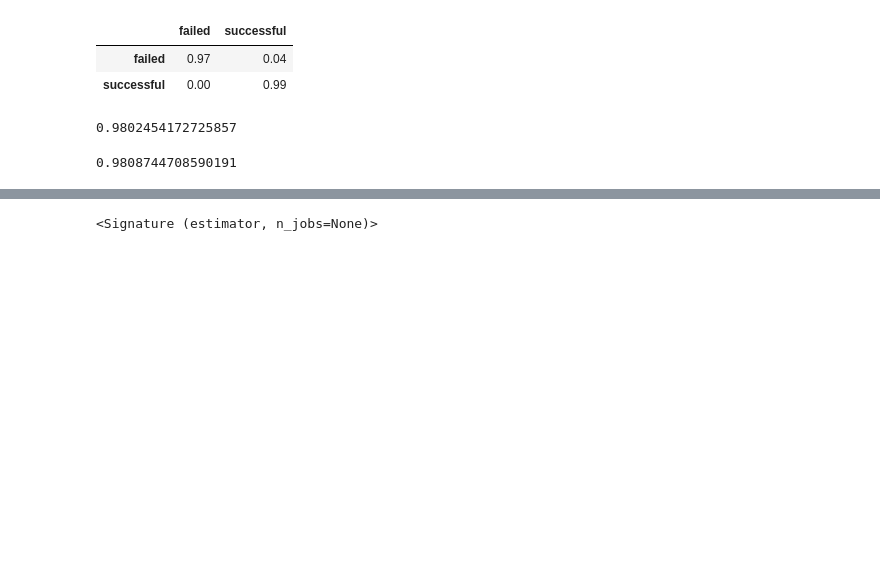
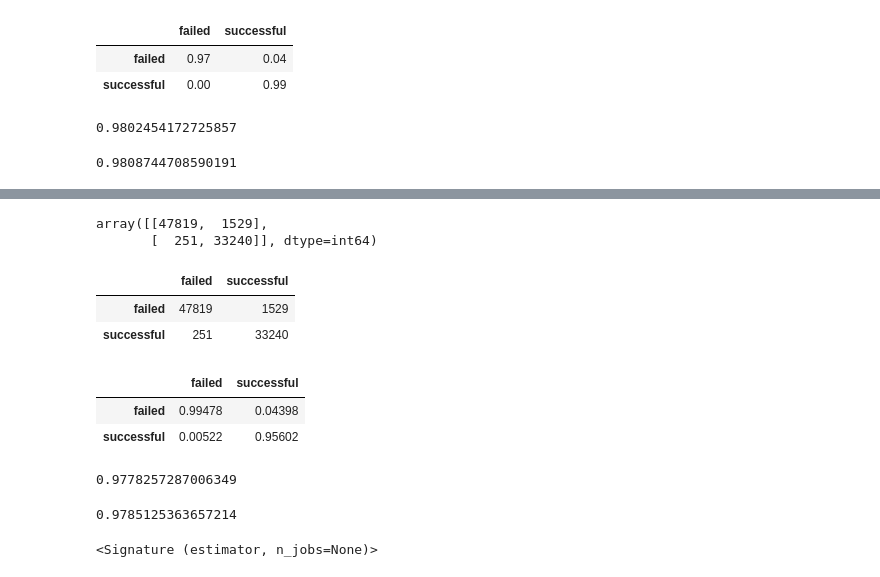
Before and after one commit to daehyunk927/Stats-404-W19-Statistical-Computing, a Jupyter notebook: Kickstarter/Kickstarter.ipynb, the cells around one changed output, grey strips where cells are left out. Drawn from its saved outputs; the diff is of its cells as text; code cells hidden in the pictures; blank space fills up the shorter version.

```diff
--- a/Kickstarter/Kickstarter.ipynb
+++ b/Kickstarter/Kickstarter.ipynb
@@ -311,6 +308,9 @@ Name: state, dtype: int64
 # %%
 y = df_train['state']
 X = df_train.drop(columns=['state'])
+# %%
+y_test = df_valid['state']
+X_test = df_valid.drop(columns=['state'])
 # %%
 X.shape
 # %% [output]
@@ -485,3 +484,5 @@ f1_score(y_true=y,
          average='micro')
 # %% [output]
 0.9808744708590191
+# %%
+y_pred_test = forest.predict(X_test)
@@ -488,3 +496,40 @@ f1_score(y_true=y,
+# %%
+conf_mat = confusion_matrix(y_true=y_test,
+                            y_pred=y_pred_test)
+conf_mat
+# %% [output]
+array([[47819,  1529],
+       [  251, 33240]], dtype=int64)
+# %%
+class_names = ['failed','successful']
+conf_df = pd.DataFrame(conf_mat, class_names, class_names)
+conf_df
+# %% [output]
+|  | failed | successful |
+| failed | 47819 | 1529 |
+| successful | 251 | 33240 |
+# %%
+conf_df_pct = conf_df/conf_df.sum(axis=0)
+round(conf_df_pct, 5)
+# Very Successful results
+# %% [output]
+|  | failed | successful |
+| failed | 0.99478 | 0.04398 |
+| successful | 0.00522 | 0.95602 |
+# %%
+# Class-level performance: 0.978
+f1_score(y_true=y_test,
+         y_pred=y_pred_test,
+         average='macro')
+# %% [output]
+0.9778257287006349
+# %%
+# Overall performance across all classes: 0.979
+f1_score(y_true=y_test,
+         y_pred=y_pred_test,
+         average='micro')
+# %% [output]
+0.9785125363657214
 # %%
 inspect.signature(OneVsRestClassifier)
 # %% [output]
```
Also changed, not shown: parts of 18 cells of this notebook, 28 other files.
